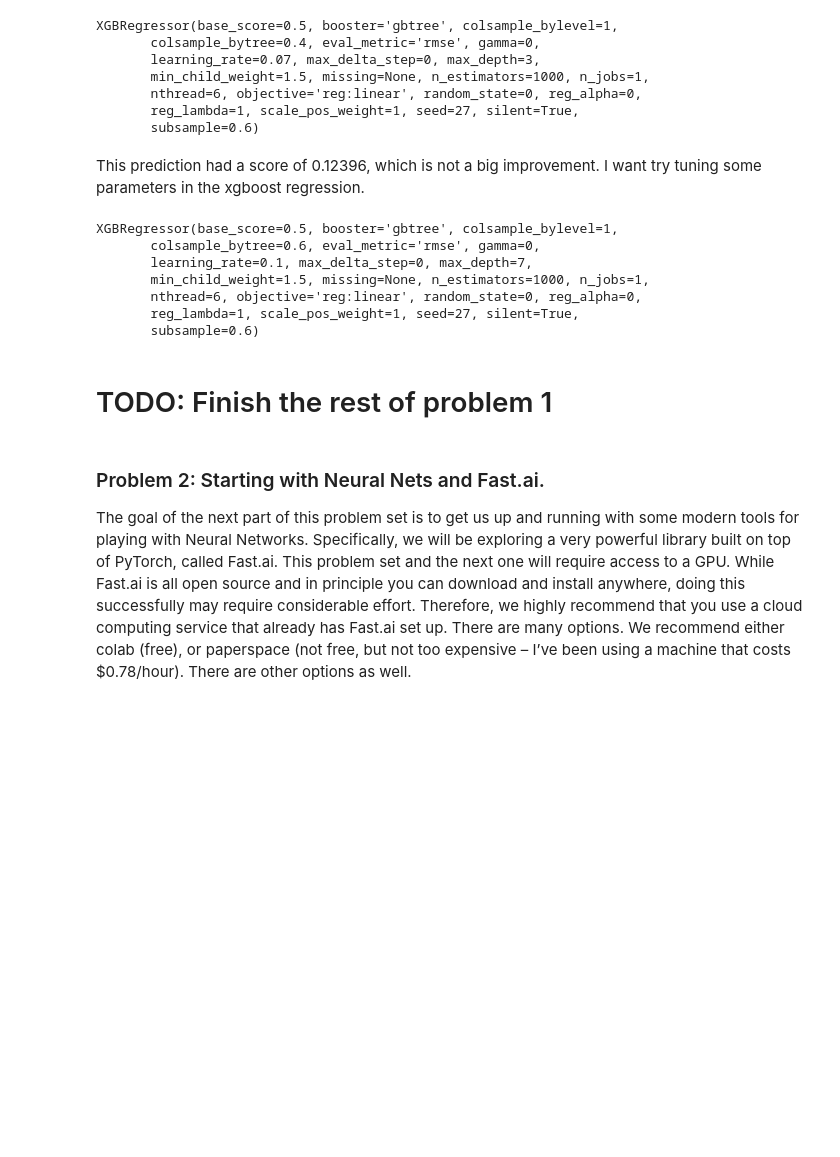
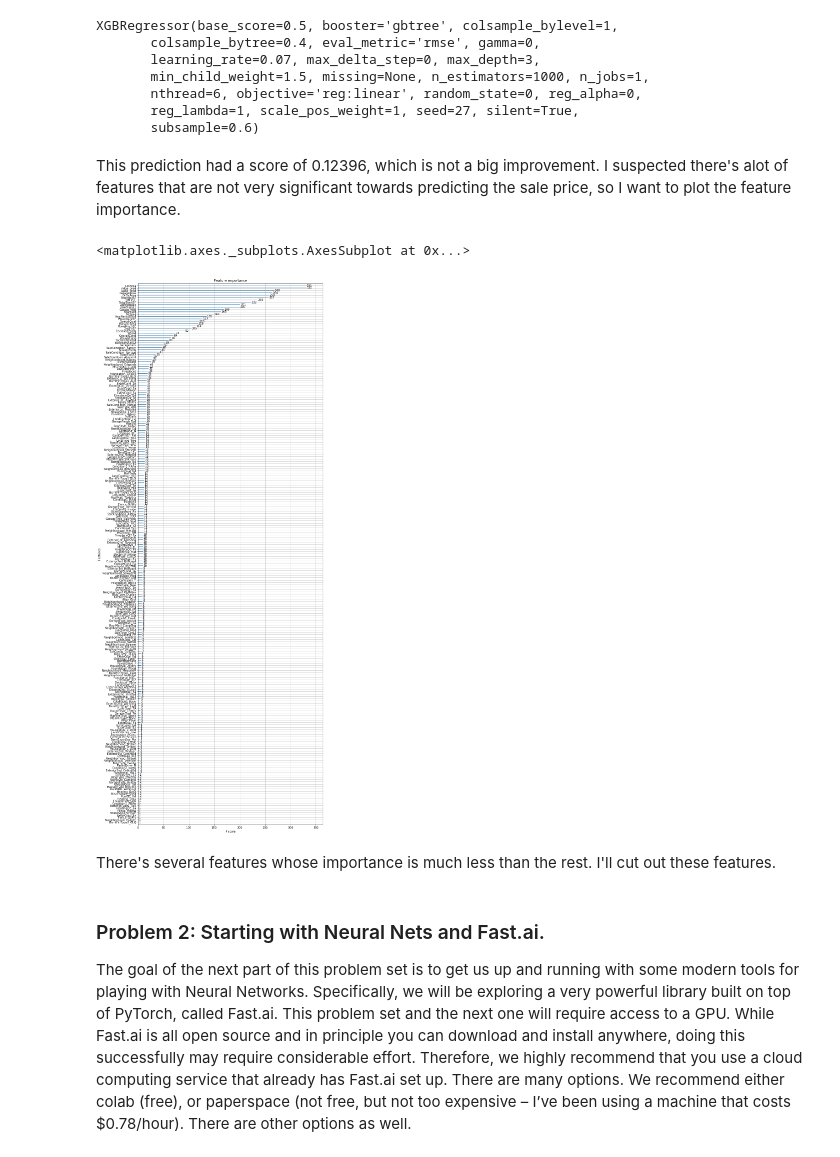
Before and after one commit to JavierPalomares90/data_mining_hw2, a Jupyter notebook: Javier_Palomares_Problem1.ipynb, the cells around one changed output. Cells and saved outputs as stored; diff of their text form; code cells hidden in the pictures; blank space fills up the shorter version.

Commit message:
Try removing features with low importance

```diff
--- a/Javier_Palomares_Problem1.ipynb
+++ b/Javier_Palomares_Problem1.ipynb
@@ -490,16 +490,4 @@ y_pred_xgb_stack = np.expm1(xgb_stack_model.predict(X_test))
 # %%
 print_predictions("xgb_stacking_prediction.csv",'Id,SalePrice\n',ids,y_pred_xgb_stack)
 # %% [markdown]
-This prediction had a score of 0.12396, which is not a big improvement. I want try tuning some parameters in the xgboost regression.
+This prediction had a score of 0.12396, which is not a big improvement. I suspected there's alot of features that are not very significant towards predicting the sale price, so I want to plot the feature importance.
-# %%
-xgb_stack_model = xgboost.XGBRegressor(learning_rate =0.1, n_estimators=1000, max_depth=7,
-                                 min_child_weight=1.5, gamma=0, subsample=0.6, colsample_bytree=0.6, nthread=6, scale_pos_weight=1, seed=27,eval_metric='rmse')
-xgb_stack_model.fit(X_train,y)
-# %% [output]
-XGBRegressor(base_score=0.5, booster='gbtree', colsample_bylevel=1,
-       colsample_bytree=0.6, eval_metric='rmse', gamma=0,
-       learning_rate=0.1, max_delta_step=0, max_depth=7,
-       min_child_weight=1.5, missing=None, n_estimators=1000, n_jobs=1,
-       nthread=6, objective='reg:linear', random_state=0, reg_alpha=0,
-       reg_lambda=1, scale_pos_weight=1, seed=27, silent=True,
-       subsample=0.6)
@@ -509,5 +494,11 @@ print_predictions("xgb_stacking_prediction_2.csv",'Id,SalePrice\n',ids,y_pred_xg
-# %% [markdown]
-# TODO: Finish the rest of problem 1
+# %%
+fig, ax = plt.subplots(figsize=(12, 36))
+plot_importance(xgb_stack_model,ax=ax)
+# %% [output]
+<matplotlib.axes._subplots.AxesSubplot at 0x...>
+[figure, added]
+# %% [markdown]
+There's several features whose importance is much less than the rest. I'll cut out these features.
 # %% [markdown]
 ### Problem 2: Starting with Neural Nets and Fast.ai.
 The goal of the next part of this problem set is to get us up and running with some modern tools
```
Also changed, not shown: parts of 1 cell of this notebook.
